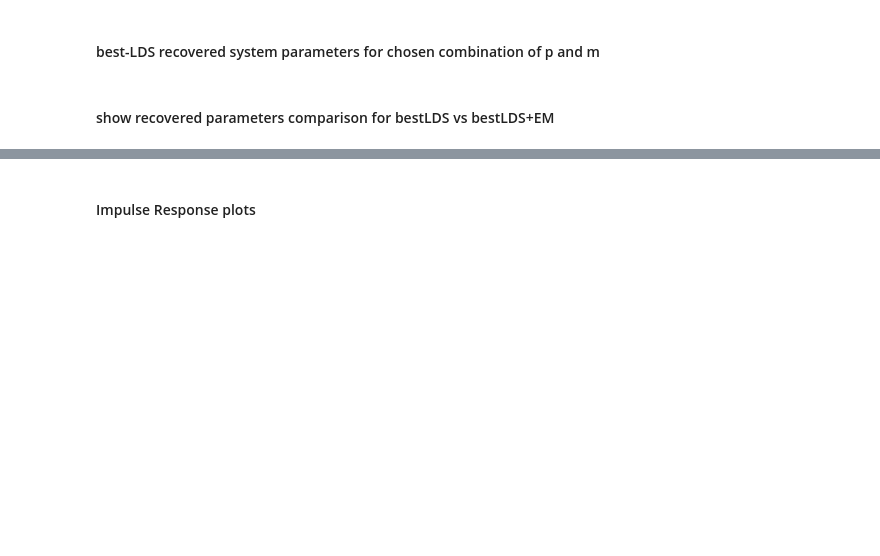
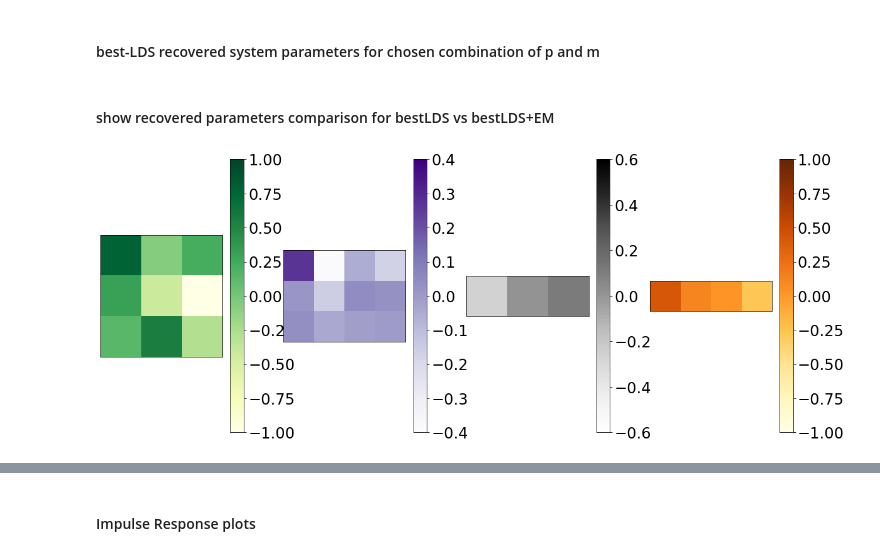
Before and after one commit to irisstone/bestLDS, a Jupyter notebook: figures/suppfig1.ipynb, the cells around one changed output, grey strips where cells are left out. Saved outputs shown, nothing was run; the diff lists cells and outputs as text; code cells hidden in the pictures; blank space fills up the shorter version.

```diff
--- a/figures/suppfig1.ipynb
+++ b/figures/suppfig1.ipynb
@@ -71,3 +71,29 @@ R = get_R(sigma_what)
 Ahat,Bhat,Chat,Dhat,Qhat,Rhat,Shat,ss = driven_n4sid(R,k,m,p,q)
 # %% [markdown]
 #### show recovered parameters comparison for bestLDS vs bestLDS+EM
+# %%
+plt.figure(figsize=(20, 8))
+plt.subplot(1,4,1)
+plt.imshow(Ahat, vmin=-1, vmax=1, cmap='YlGn')
+plt.colorbar()
+plt.tick_params(axis='both',which='both',bottom=False,labelbottom=False,left=False,labelleft=False)
+
+plt.subplot(1,4,2)
+plt.imshow(Bhat, vmin=-0.4, vmax=0.4, cmap='Purples')
+plt.colorbar()
+plt.tick_params(axis='both',which='both',bottom=False,labelbottom=False,left=False,labelleft=False)
+
+plt.subplot(1,4,3)
+plt.imshow(Chat,  vmin=-0.6, vmax=0.6, cmap='Greys')
+plt.colorbar()
+plt.tick_params(axis='both',which='both',bottom=False,labelbottom=False,left=False,labelleft=False)
+
+plt.subplot(1,4,4)
+plt.imshow(Dhat, vmin=-1, vmax=1, cmap='YlOrBr')
+plt.colorbar()
+plt.tick_params(axis='both',which='both',bottom=False,labelbottom=False,left=False,labelleft=False)
+
+
+plt.savefig('saved_images/suppfig1_recovered_params_bestLDS.pdf', transparent=True)
+# %% [output]
+[figure, added]
```
Also changed, not shown: parts of 4 cells of this notebook.
